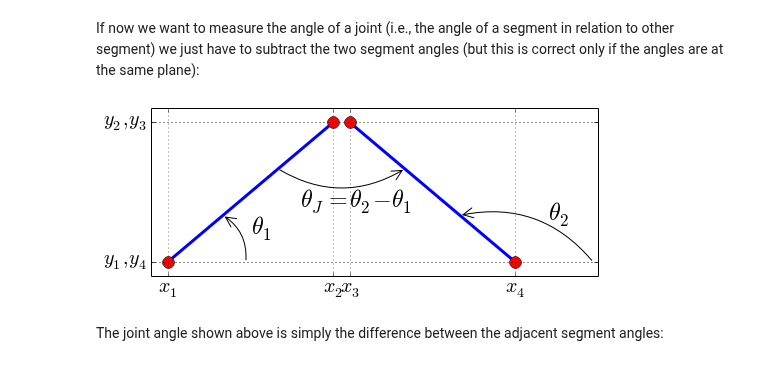
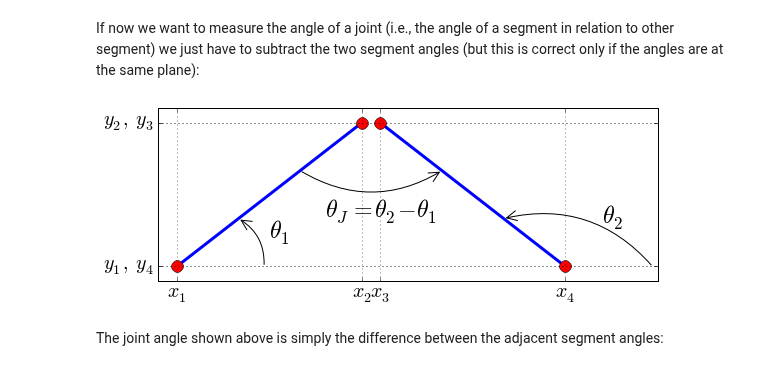
Before and after one commit to BMClab/BMC, a Jupyter notebook: notebooks/AngularKinematics2D.ipynb, the cells around one changed output. Drawn from its saved outputs; the diff is of its cells as text; code cells hidden in the pictures.

```diff
--- a/notebooks/AngularKinematics2D.ipynb
+++ b/notebooks/AngularKinematics2D.ipynb
@@ -109,33 +96,34 @@ If now we want to measure the angle of a joint (i.e., the angle of a segment in
 # %%
 x1, y1 = 0.0, 0.0
 x2, y2 = 1.0, 1.0
 x3, y3 = 1.1, 1.0
 x4, y4 = 2.1, 0.0
 
 hfig, hax = plt.subplots(1,1, figsize=(8,3))
 hax.plot((x1,x2), (y1,y2), 'b-', (x1,x2), (y1,y2), 'ro', linewidth=3, markersize=12)
 hax.add_patch(matplotlib.patches.FancyArrowPatch(posA=(x1+np.sqrt(2)/3, y1),
                                                  posB=(x2/3, y2/3),\
       arrowstyle='->,head_length=10,head_width=5', connectionstyle='arc3,rad=0.3'))
 plt.text(1/2, 1/5, '$\\theta_1$', fontsize=24)
 hax.plot((x3,x4), (y3,y4), 'b-', (x3,x4), (y3,y4), 'ro', linewidth=3, markersize=12)
 hax.add_patch(matplotlib.patches.FancyArrowPatch(posA=(x4+np.sqrt(2)/3, y4),
                                                  posB=(x4-1/3, y4+1/3),\
       arrowstyle='->,head_length=10,head_width=5', connectionstyle='arc3,rad=0.3'))
 hax.xaxis.set_ticks((x1,x2,x3,x4))
 hax.yaxis.set_ticks((y1,y2,y3,y4))
 hax.xaxis.set_ticklabels(('$x_1$','$x_2$','$x_3$','$x_4$'), fontsize=20)
-hax.yaxis.set_ticklabels(('$y_1, y_4$','$y_2, y_3$'), fontsize=20)
+hax.yaxis.set_ticklabels(('$y_1,\,y_4$','$y_2,\,y_3$'), fontsize=20)
 plt.text(x4+.2,y4+.3,'$\\theta_2$', fontsize=24)
 hax.add_patch(matplotlib.patches.FancyArrowPatch(posA=(x2-1/3, y2-1/3),
                                                  posB=(x3+1/3, y3-1/3),\
       arrowstyle='->,head_length=10,head_width=5', connectionstyle='arc3,rad=0.3'))
-plt.text(x1+.8,y1+.4,'$\\theta_J=\\theta_2-\\theta_1$', fontsize=24)
+plt.text(x1+.8,y1+.35,'$\\theta_J=\\theta_2-\\theta_1$', fontsize=24)
 hax.set_xlim(min([x1,x2,x3,x4])-0.1, max([x1,x2,x3,x4])+0.5)
 hax.set_ylim(min([y1,y2,y3,y4])-0.1, max([y1,y2,y3,y4])+0.1)
 hax.grid(xdata=(0,1), ydata=(0,1))
+plt.tight_layout()
 # %% [output]
-[figure, old version]
+[figure, new version]
 # %% [markdown]
 The joint angle shown above is simply the difference between the adjacent segment angles:
 # %%
```
Also changed, not shown: parts of 17 cells of this notebook, 11 other files.
